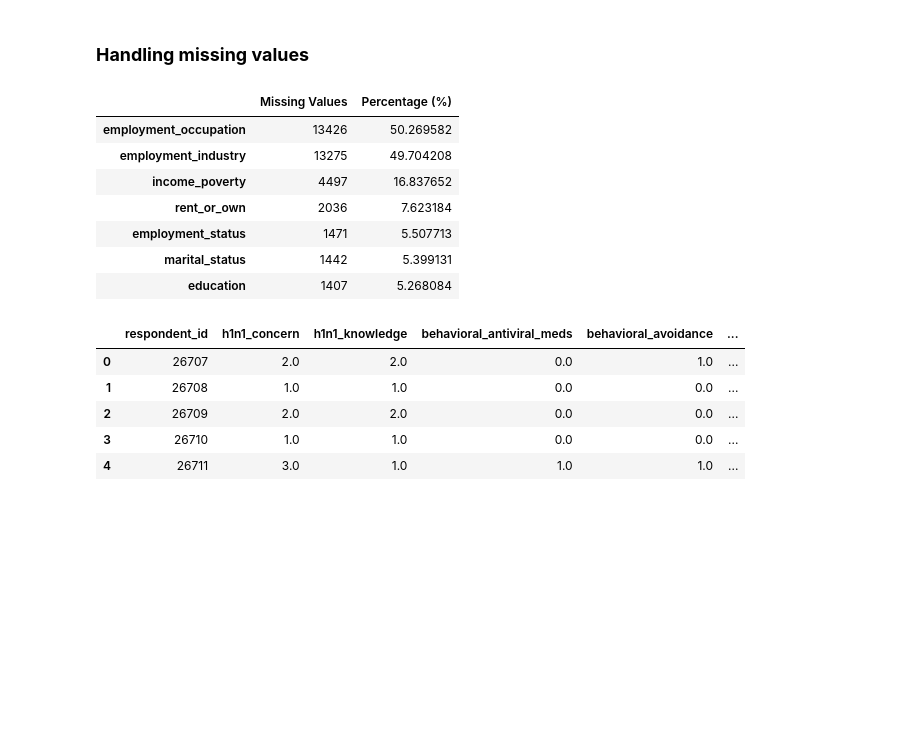
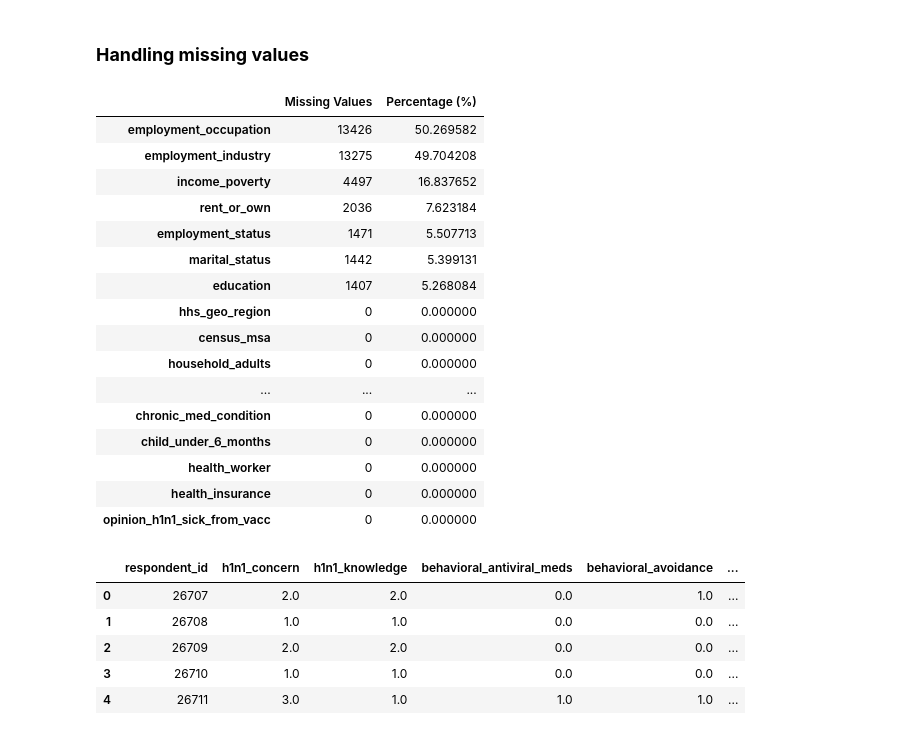
Before and after one commit to PETERNJUGU4/Njugu_Phase_3_Project, a Jupyter notebook: index.ipynb, the cells around one changed output. Drawn from its saved outputs; the diff is of its cells as text; code cells hidden in the pictures; blank space fills up the shorter version.

```diff
--- a/index.ipynb
+++ b/index.ipynb
@@ -226,26 +226,35 @@ df_test_set.duplicated().sum()
 # %%
 # Check for missing values in the dataset
 missing_values = df_test_set.isnull().sum()
 
 # Calculate the percentage of missing values for each column
 missing_percentage = (missing_values / len(df_test_set)) * 100
 
 # Combine the count and percentage of missing values into one DataFrame
 missing_data = pd.DataFrame({'Missing Values': missing_values, 'Percentage (%)': missing_percentage})
 
 # Display columns with missing values
-missing_data = missing_data[missing_data['Missing Values'] > 0].sort_values(by='Percentage (%)', ascending=False)
+missing_data = missing_data[missing_data['Missing Values'] > -0.1].sort_values(by='Percentage (%)', ascending=False)
 
 missing_data
 # %% [output]
 |  | Missing Values | Percentage (%) |
 | employment_occupation | 13426 | 50.269582 |
 | employment_industry | 13275 | 49.704208 |
 | income_poverty | 4497 | 16.837652 |
 | rent_or_own | 2036 | 7.623184 |
 | employment_status | 1471 | 5.507713 |
 | marital_status | 1442 | 5.399131 |
 | education | 1407 | 5.268084 |
+| hhs_geo_region | 0 | 0.000000 |
+| census_msa | 0 | 0.000000 |
+| household_adults | 0 | 0.000000 |
+| ... | ... | ... |
+| chronic_med_condition | 0 | 0.000000 |
+| child_under_6_months | 0 | 0.000000 |
+| health_worker | 0 | 0.000000 |
+| health_insurance | 0 | 0.000000 |
+| opinion_h1n1_sick_from_vacc | 0 | 0.000000 |
 # %%
 # filling null values with mean
 df_test_set = df_test_set.fillna(df_test_set.mean())
```
Also changed, not shown: parts of 5 cells of this notebook.
